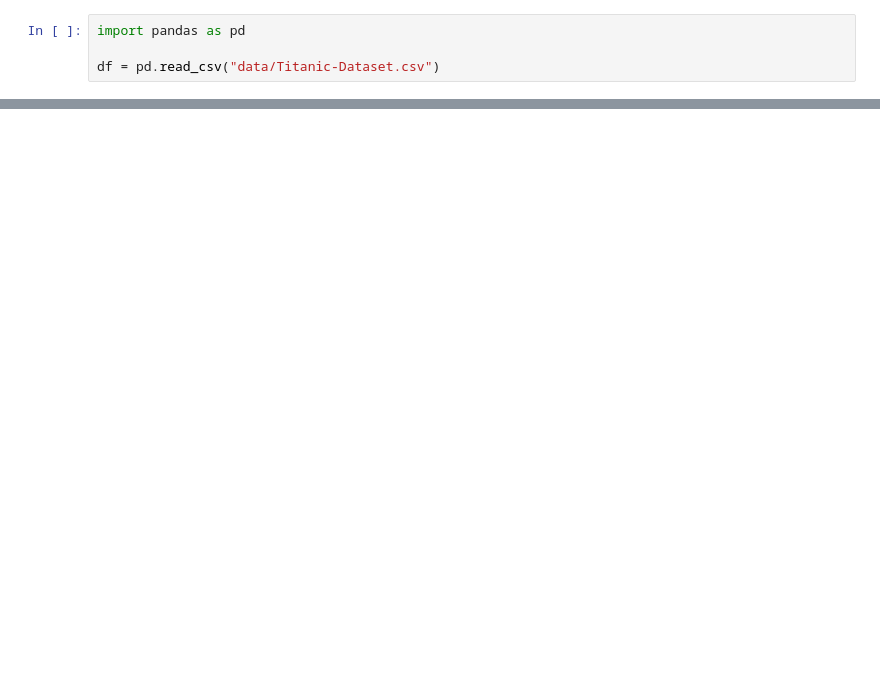
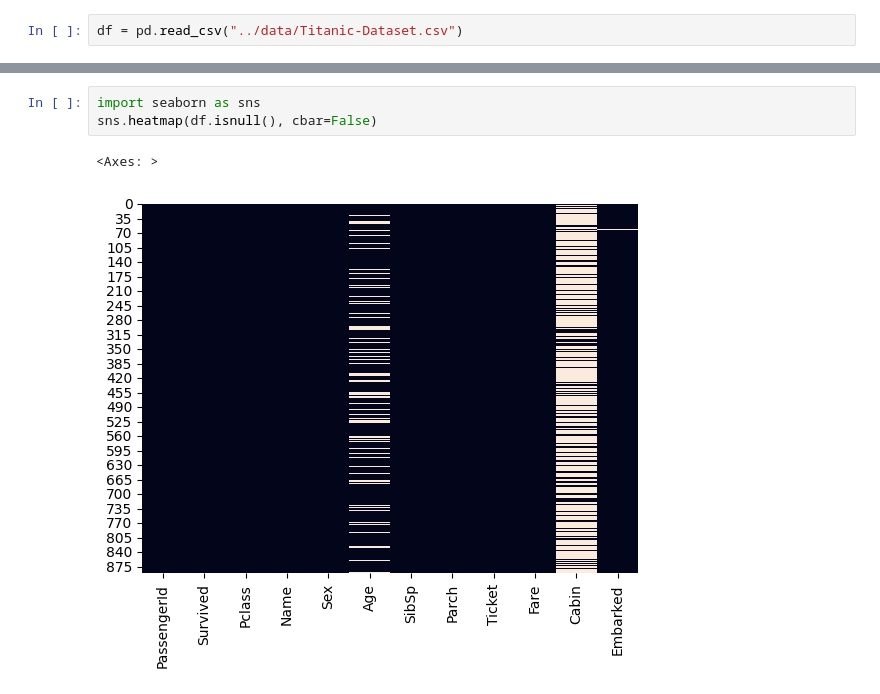
Before and after one commit to shiv2-dot/30-days-ML, a Jupyter notebook: notebooks/Titanic_Project_ML.ipynb, the cells around one changed output, grey strips where cells are left out. Cells and saved outputs as stored; diff of their text form; blank space fills up the shorter version.

```diff
--- a/notebooks/Titanic_Project_ML.ipynb
+++ b/notebooks/Titanic_Project_ML.ipynb
@@ -5,4 +4,2 @@ Hello world
 # %%
-import pandas as pd
-
-df = pd.read_csv("data/Titanic-Dataset.csv")
+df = pd.read_csv("../data/Titanic-Dataset.csv")
@@ -43,0 +133,6 @@ Mounted at /content/drive
+# %%
+import seaborn as sns
+sns.heatmap(df.isnull(), cbar=False)
+# %% [output]
+<Axes: >
+[figure, added]
```
Also changed, not shown: parts of 40 cells of this notebook.
